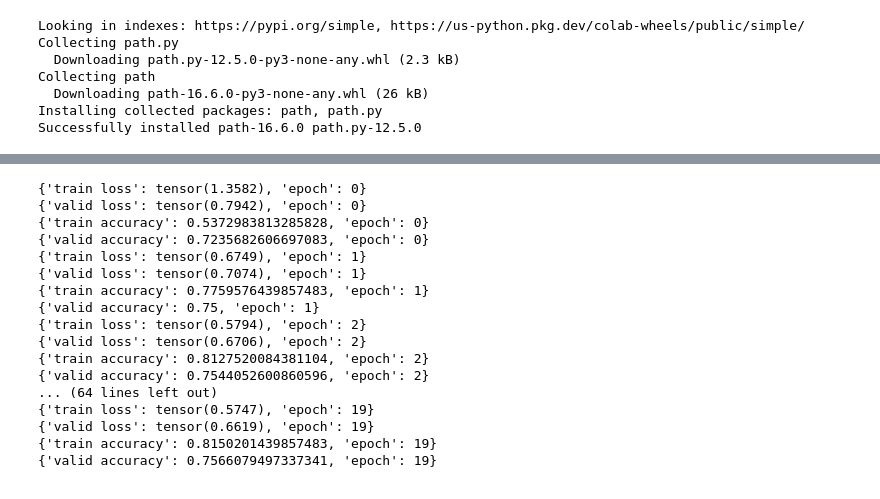
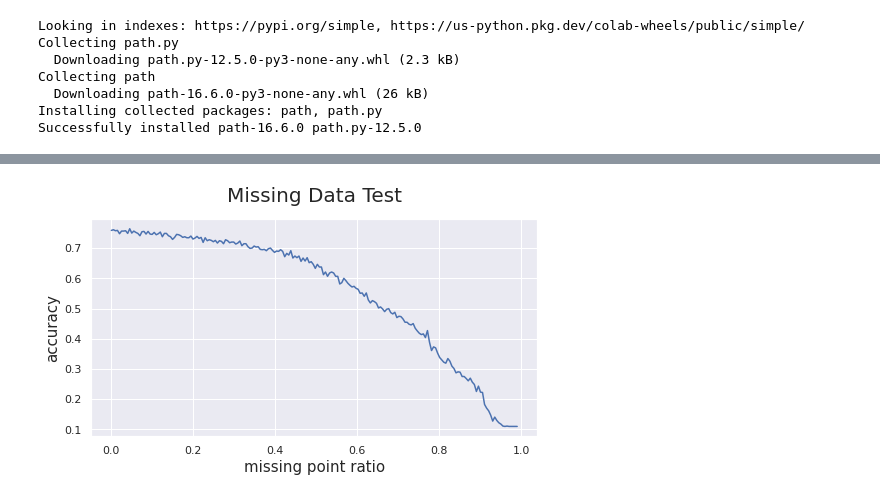
Before and after one commit to tabba98/neural-network, a Jupyter notebook: nndl_Project.ipynb, the cells around one changed output, grey strips where cells are left out. Drawn from its saved outputs; the diff is of its cells as text; code cells hidden in the pictures.

```diff
--- a/nndl_Project.ipynb
+++ b/nndl_Project.ipynb
@@ -692,7 +605,7 @@ class VoxelNet(nn.Module):
 
         return self.logsoftmax(x)
 # %%
-def smooth(x, w=0.95):
+def smooth(x, w=0):
     last = x[0]
     smoothed = []
     for point in x:
@@ -878,22 +850,24 @@ class VoxNet_Trainer():
 # %%
 training_hyperparameters = {
-            "learning_rate": 0.1,
-            "sgd_momentum": 0.9,
-            "data_size": 32,
-            "epochs": 20,
-            "train_batch_size": 64,
-            "valid_batch_size": 64,
-            "lr_scheduler_step": 20,
-            "lr_scheduler_gamma": 0.5,
-            "print_epoch_rate": 1,
-            "verbose":0
-        }
+    "learning_rate": 0.1,
+    "sgd_momentum": 0.9,
+    "data_size": 32,
+    "epochs": 15,
+    "train_batch_size": 128,
+    "valid_batch_size": 128,
+    "lr_scheduler_step": 20,
+    "lr_scheduler_gamma": 0.5,
+    "print_epoch_rate": 1,
+    "verbose":1
+}
 
 model_hyperparameters = {
-            "dropout": 0.2,
-            "features1": 64,
-            "features2": 64,
-            "fc1": 64
-        }
+    "dropout": 0.4,
+    "features1": 32,
+    "features2": 32,
+    "fc1": 128
+}
 
 trainer = VoxNet_Trainer(training_hyperparameters, model_hyperparameters)
+print("numberOfParameters\n", trainer.numberOfParameters())
+trainer.train()
@@ -900,23 +892,7 @@ trainer = VoxNet_Trainer(training_hyperparameters, model_hyperparameters)
 # %%
-trainer.train()
+trainer.missing_data_test()
 # %% [output]
-{'train loss': tensor(1.3582), 'epoch': 0}
-{'valid loss': tensor(0.7942), 'epoch': 0}
-{'train accuracy': 0.5372983813285828, 'epoch': 0}
-{'valid accuracy': 0.7235682606697083, 'epoch': 0}
-{'train loss': tensor(0.6749), 'epoch': 1}
-{'valid loss': tensor(0.7074), 'epoch': 1}
-{'train accuracy': 0.7759576439857483, 'epoch': 1}
-{'valid accuracy': 0.75, 'epoch': 1}
-{'train loss': tensor(0.5794), 'epoch': 2}
-{'valid loss': tensor(0.6706), 'epoch': 2}
-{'train accuracy': 0.8127520084381104, 'epoch': 2}
-{'valid accuracy': 0.7544052600860596, 'epoch': 2}
-... (64 lines left out)
-{'train loss': tensor(0.5747), 'epoch': 19}
-{'valid loss': tensor(0.6619), 'epoch': 19}
-{'train accuracy': 0.8150201439857483, 'epoch': 19}
-{'valid accuracy': 0.7566079497337341, 'epoch': 19}
+[figure, added]
 # %%
 trainer.generateConfusionMatrix()
 # %% [output]
```
Also changed, not shown: parts of 22 cells of this notebook.
